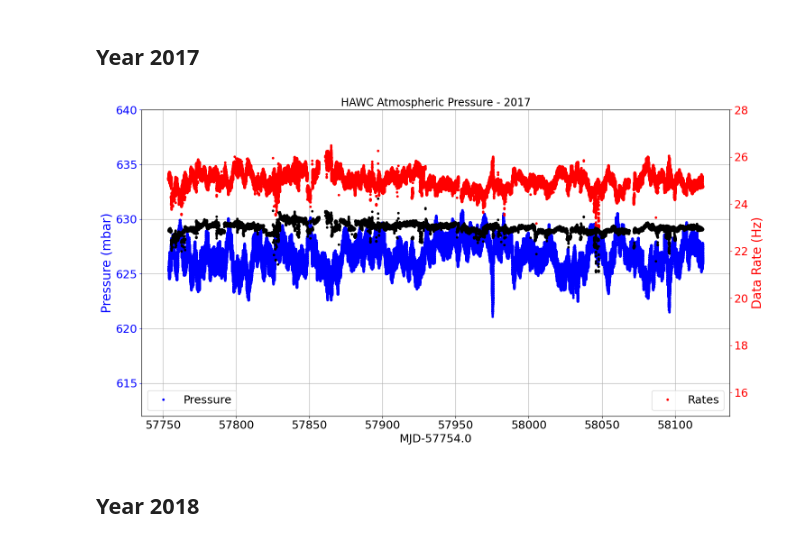
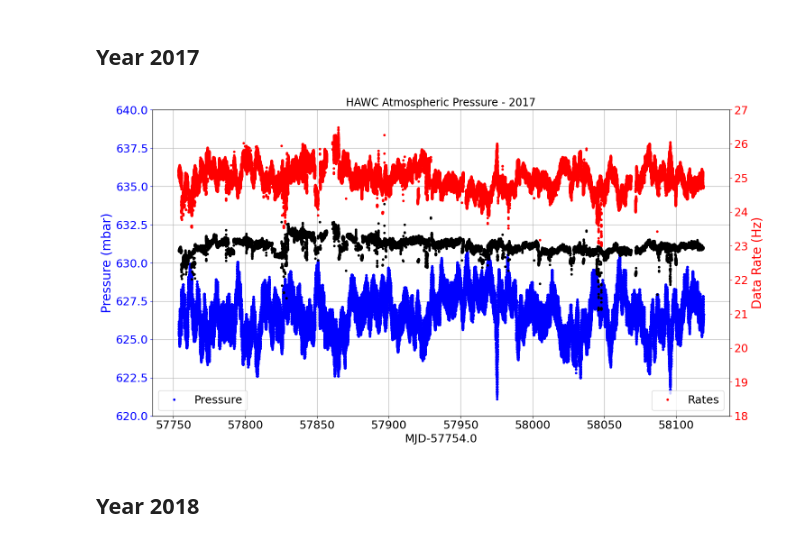
Before and after one commit to riyakore/WIPAC, a Jupyter notebook: Rates_and_Pressure.ipynb, the cells around one changed output. Cells and saved outputs as stored; diff of their text form; code cells hidden in the pictures.

```diff
--- a/Rates_and_Pressure.ipynb
+++ b/Rates_and_Pressure.ipynb
@@ -206,7 +206,7 @@ print(weather_data['2021']['pressure'][:5])
 def make_plot(year, weather_lower_y = 0 , weather_upper_y = 0 , rates_lower_y = 0, rates_upper_y = 0, const = 2, make_plot = False):
 
     xmin = max(min(weather_data[year]['mjd_time_weather']), min(rates_data[year]['mjd_time_rates']))
-    xamx = min(max(weather_data[year]['mjd_time_weather']), max(rates_data[year]['mjd_time_rates']))
+    xmax = min(max(weather_data[year]['mjd_time_weather']), max(rates_data[year]['mjd_time_rates']))
 
     if make_plot == True:
 
@@ -767,9 +766,9 @@ make_plot('2016',617,645,16,28,2,make_plot = True)
 # %% [markdown]
 ## Year 2017
 # %%
-make_plot('2017',612,640,15,28,make_plot = True)
+make_plot('2017',620,640,18,27,2,make_plot = True)
 # %% [output]
-[figure, old version]
+[figure, new version]
 # %% [markdown]
 ## Year 2018
 # %%
```
Also changed, not shown: parts of 15 cells of this notebook.
